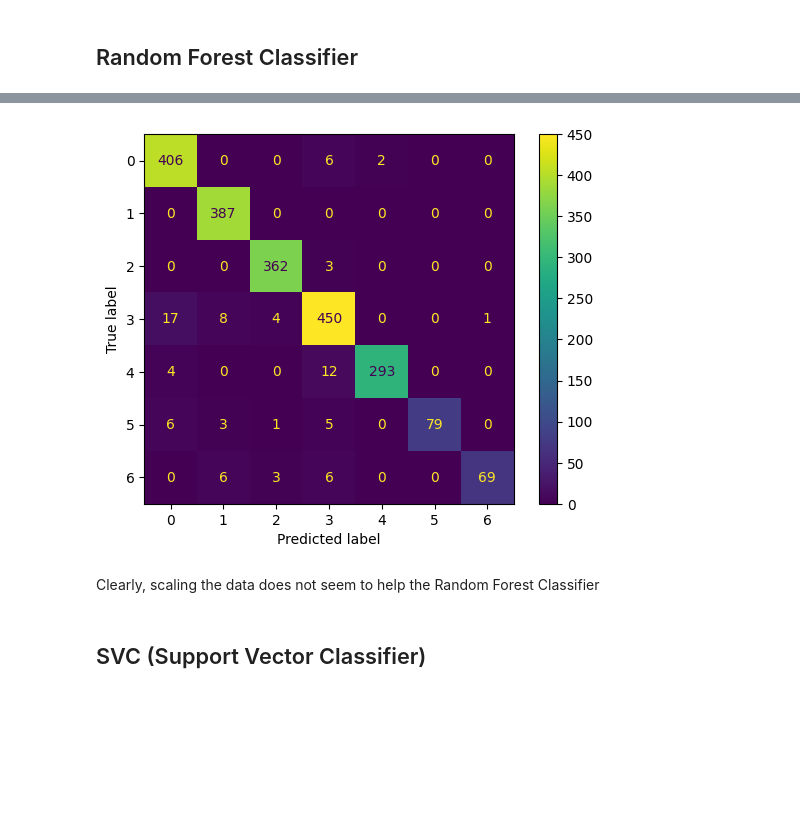
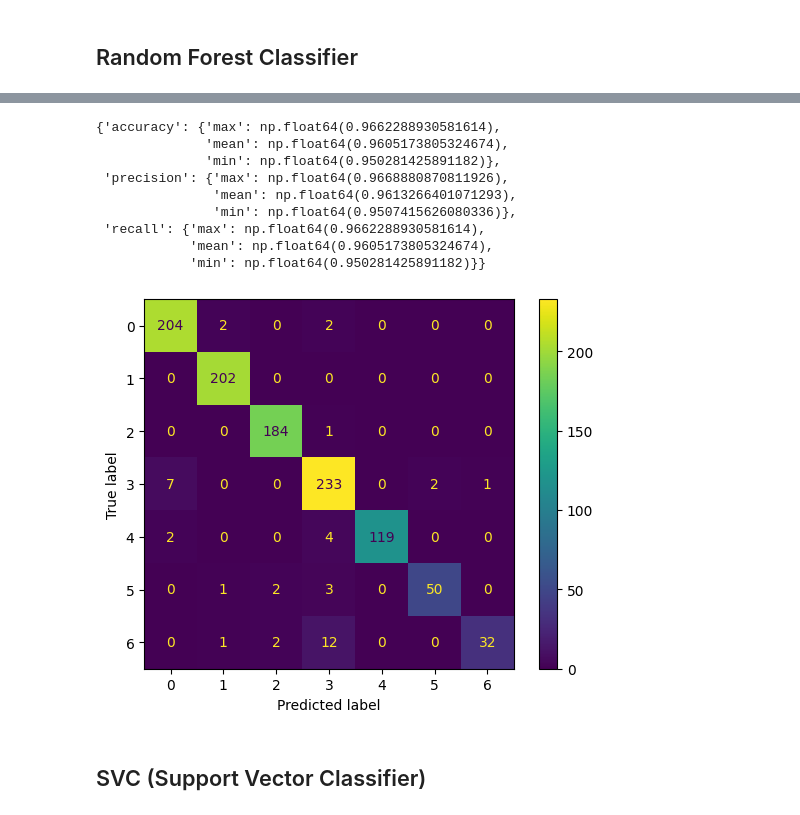
Before and after one commit to RenanFlorencio/DBdatasets, a Jupyter notebook: dbdataset/dbdataset.ipynb, the cells around one changed output, grey strips where cells are left out. Cells and saved outputs as stored; diff of their text form; code cells hidden in the pictures; blank space fills up the shorter version.

```diff
--- a/dbdataset/dbdataset.ipynb
+++ b/dbdataset/dbdataset.ipynb
@@ -245,5 +277,0 @@ Fitting 5 folds for each of 4 candidates, totalling 20 fits
-# %%
-# Non scaled data
-print(best_params_rf)
-clf, report, y_pred = fit_RF(X_train, X_test, y_train, y_test, **best_params_rf)
-reports['Random Forest'] = report
@@ -268,0 +278,2 @@ troca_faixa_esquerda_agressiva       0.99      0.82      0.90        84
+# %%
+report_rf, y_pred_rf, y_val_rf = kfold_cross_validation_ML(RandomForestClassifier, X, y, {'n_estimators': 300}, n_splits=10)
@@ -269,14 +298,25 @@ troca_faixa_esquerda_agressiva       0.99      0.82      0.90        84
+# %%
+reports['RandomForest'] = report_rf
+pprint(report_rf)
+# %% [output]
+{'accuracy': {'max': np.float64(0.9662288930581614),
+              'mean': np.float64(0.9605173805324674),
+              'min': np.float64(0.950281425891182)},
+ 'precision': {'max': np.float64(0.9668880870811926),
+               'mean': np.float64(0.9613266401071293),
+               'min': np.float64(0.9507415626080336)},
+ 'recall': {'max': np.float64(0.9662288930581614),
+            'mean': np.float64(0.9605173805324674),
+            'min': np.float64(0.950281425891182)}}
 # %%
 def display_cm(y_test, y_pred):
     cm = confusion_matrix(y_test, y_pred)
     disp = ConfusionMatrixDisplay(confusion_matrix=cm)
     disp.plot()
     plt.show()
-# %%
-display_cm(y_test, y_pred)
-# %% [output]
-[figure, removed]
-# %% [markdown]
-Clearly, scaling the data does not seem to help the Random Forest Classifier
+# %%
+display_cm(y_val_rf, y_pred_rf)
+# %% [output]
+[figure, added]
 # %% [markdown]
 ## SVC (Support Vector Classifier)
```
Also changed, not shown: parts of 60 cells of this notebook.
